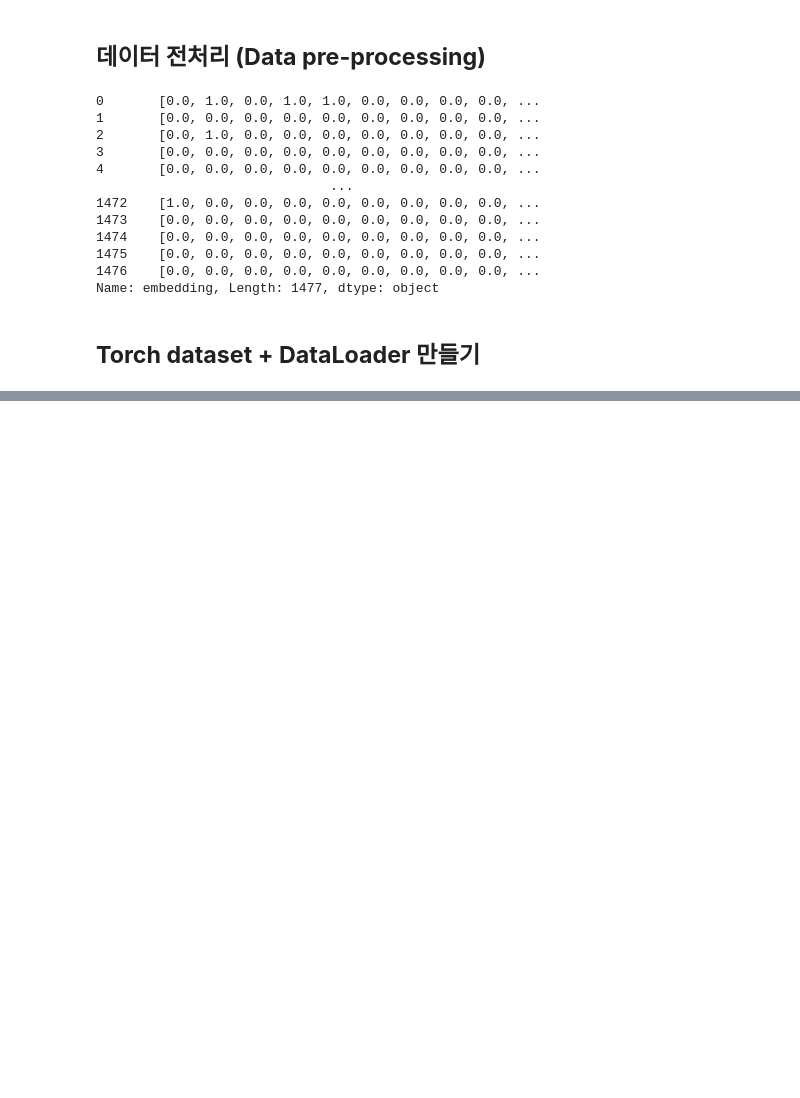
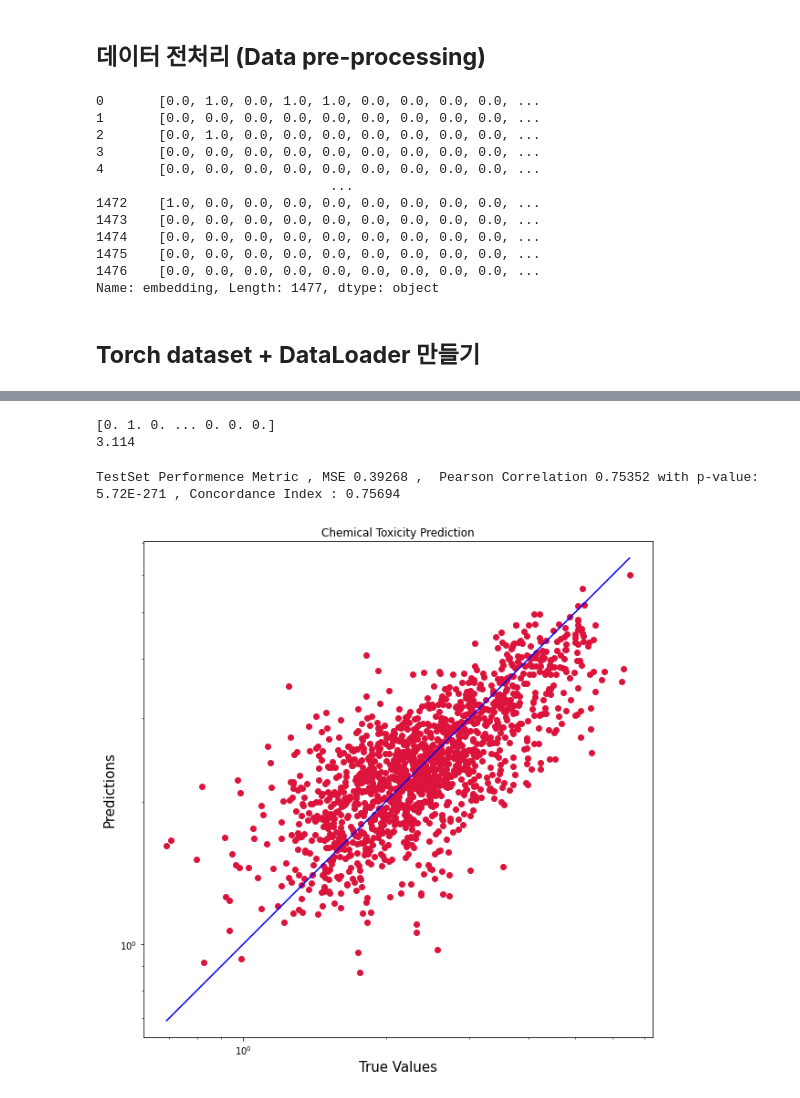
Before and after one commit to WhiteHum/Medical-AI-Deep-Learning-Drug-Toxicitiy-Prediction-, a Jupyter notebook: Deep_learning_Regression_code_Pattern_(Drug_Toxicity_Prediction).ipynb, the cells around one changed output, grey strips where cells are left out. Saved outputs shown, nothing was run; the diff lists cells and outputs as text; code cells hidden in the pictures; blank space fills up the shorter version.

```diff
--- a/Deep_learning_Regression_code_Pattern_(Drug_Toxicity_Prediction).ipynb
+++ b/Deep_learning_Regression_code_Pattern_(Drug_Toxicity_Prediction).ipynb
@@ -215,0 +338,3 @@ test_generator = data.DataLoader(test_dataset, **params)
+# %%
+model = Classifier(model_drug, hidden_dim_drug, cls_hidden_dims)
+model
@@ -215,0 +361,10 @@ test_generator = data.DataLoader(test_dataset, **params)
+# %%
+# 학습에 필요한 hyperparameter
+
+learning_rate = 0.0001
+decay = 0.00001
+train_epoch = 15
+# %%
+# optimizer
+opt = torch.optim.Adam(model.parameters(), lr = learning_rate, weight_decay = decay)
+loss_fn = torch.nn.MSELoss()
@@ -215,0 +506,67 @@ test_generator = data.DataLoader(test_dataset, **params)
+# %%
+# Test 진행할 데이터 확인
+for i, (v_d, label) in enumerate(test_dataset):
+  print(v_d)
+  print(label)
+  break
+# %% [output]
+[0. 1. 0. ... 0. 0. 0.]
+3.114
+# %%
+# 테스트 진행
+
+y_pred = []
+y_label = []
+
+model.eval()
+for i, (v_d, label) in enumerate(test_generator):
+
+  # input data gpu에 올리기
+  v_d = v_d.float().to(device)
+
+  # forward-pass
+  score = model(v_d)
+
+  # 예측값 gradient graph detach -> cpu로 옮기기 -> numpy 형으로 변환
+  logits = torch.squeeze(score).detach().cpu().numpy()
+
+  # 참값 cpu로 옮기고 numpy 형으로 변환
+  label_ids = label.cpu().numpy()
+
+  # 예측값, 참값 기록
+  y_label = y_label + label_ids.flatten().tolist()
+  y_pred = y_pred + logits.flatten().tolist()
+
+# metric 계산
+mse = mean_squared_error(y_label, y_pred) # MSE
+r2 = pearsonr(y_label, y_pred)[0] # Pearson correlation coefficient
+p_val = pearsonr(y_label, y_pred)[1] # Pearson correlation p-value
+CI = concordance_index(y_label, y_pred) # CI
+
+ # 출력
+print('TestSet Performence Metric' + ' , MSE ' + str(mse)[:7] + ' ,  Pearson Correlation ' + str(r2)[:7] +
+        ' with p-value: ' + str(f"{p_val : .2E}") + ' , Concordance Index : ' + str(CI)[:7])
+# %% [output]
+TestSet Performence Metric , MSE 0.39268 ,  Pearson Correlation 0.75352 with p-value:  5.72E-271 , Concordance Index : 0.75694
+# %%
+# 최종 테스트 결과 시각화
+import matplotlib.pyplot as plt
+
+# 참값 ~ 예측값 scatter plot
+
+plt.figure(figsize = (10, 10))
+plt.scatter(y_label, y_pred, c='crimson')
+plt.xscale('log')
+plt.yscale('log')
+
+p1 = max(max(y_pred), max(y_label))
+p2 = min(min(y_pred), min(y_label))
+
+plt.plot([p1, p2], [p1, p2], 'b-')
+plt.xlabel('True Values', fontsize=15)
+plt.ylabel('Predictions', fontsize=15)
+plt.axis('equal')
+plt.title('Chemical Toxicity Prediction')
+plt.show()
+# %% [output]
+[figure, added]
```
Also changed, not shown: parts of 15 cells of this notebook.
